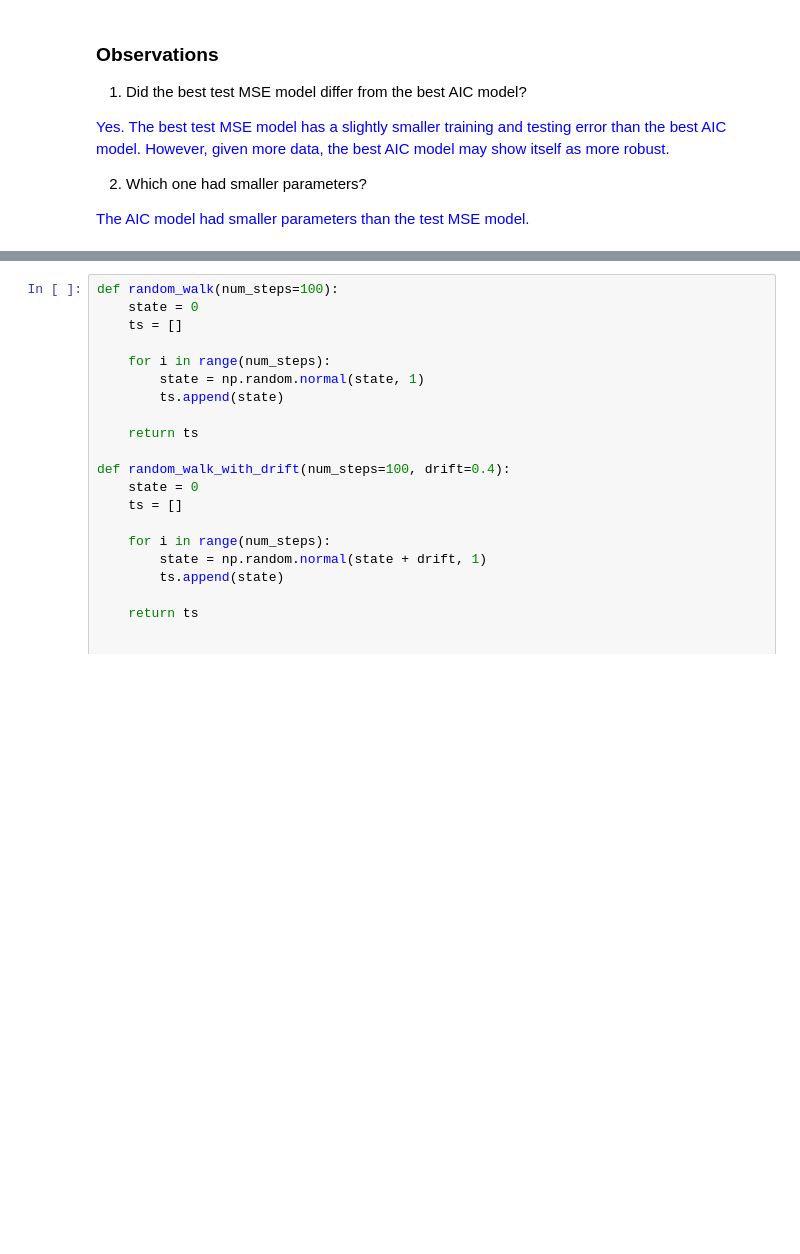
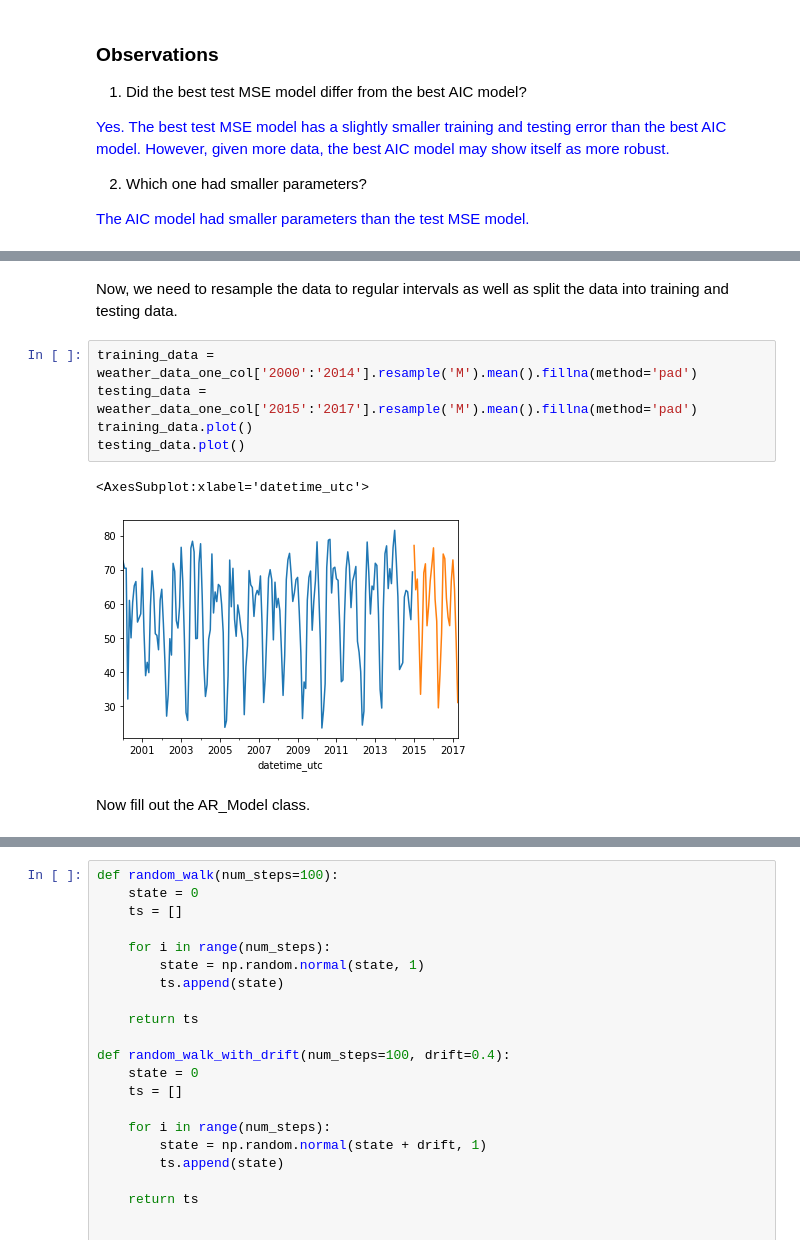
Before and after one commit to adamchang2000/cs189-project-t-arima, a Jupyter notebook: ARIMA_notebook_sols.ipynb, the cells around one changed output, grey strips where cells are left out. Saved outputs shown, nothing was run; the diff lists cells and outputs as text; blank space fills up the shorter version.

```diff
--- a/ARIMA_notebook_sols.ipynb
+++ b/ARIMA_notebook_sols.ipynb
@@ -997,0 +1061,12 @@ Mean squared testing error: 3.2216796724759535
+# %% [markdown]
+Now, we need to resample the data to regular intervals as well as split the data into training and testing data.
+# %%
+training_data = weather_data_one_col['2000':'2014'].resample('M').mean().fillna(method='pad')
+testing_data = weather_data_one_col['2015':'2017'].resample('M').mean().fillna(method='pad')
+training_data.plot()
+testing_data.plot()
+# %% [output]
+<AxesSubplot:xlabel='datetime_utc'>
+[figure, added]
+# %% [markdown]
+Now fill out the AR_Model class.
```
Also changed, not shown: parts of 15 cells of this notebook.
